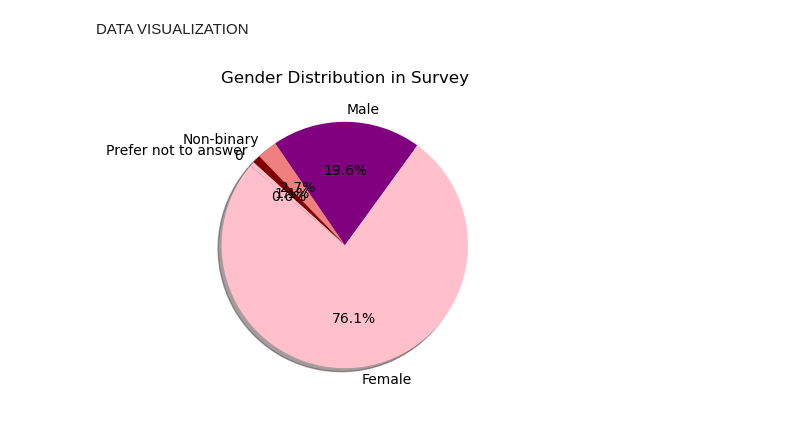
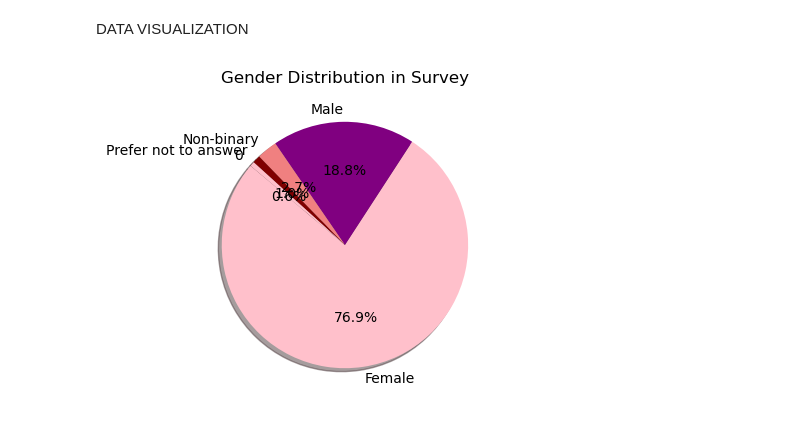
Before and after one commit to pta20037/CA1_SalarySurvey, a Jupyter notebook: CA1_SalarySurvey.ipynb, the cells around one changed output. Saved outputs shown, nothing was run; the diff lists cells and outputs as text; code cells hidden in the pictures.

```diff
--- a/CA1_SalarySurvey.ipynb
+++ b/CA1_SalarySurvey.ipynb
@@ -622,6 +622,8 @@ clean_reduced_df.duplicated("Annual_salary_in_EUR").sum()
 23452
 # %% [markdown]
 OUTLIERS
+# %%
+clean_reduced_df.reset_index(drop=True, inplace=True)
 # %%
 # Visualising outliers with Box plot
 sns.boxplot(data=clean_reduced_df, x="Annual_salary_in_EUR")
@@ -653,0 +646,11 @@ array([], dtype=int64)
+# %%
+# Removing Outliers
+# Reference: Stack overflow: https://stackoverflow.com/questions/23199796/detect-and-exclude-outliers-in-a-pandas-dataframe Modified 2023
+cleaned_df = clean_reduced_df[(clean_reduced_df['Annual_salary_in_EUR'] >= lower) &
+                               (clean_reduced_df['Annual_salary_in_EUR'] <= upper)]
+
+# Reseting the index to be align after changes in dataset
+cleaned_df.reset_index(drop=True, inplace=True)
+
+print("Cleaned DataFrame:")
+print(cleaned_df)
@@ -784,19 +805,19 @@ DATA VISUALIZATION
 # %%
 # Creating a pie chart with gender counts using matplotlib
 # Reference: Geeks for geeks: https://www.geeksforgeeks.org/plot-a-pie-chart-in-python-using-matplotlib/ 04 October 2024
 # Reference: Python Tutorials: https://pythonspot.com/matplotlib-pie-chart/ 2023 Pythonspot
-gender_counts = clean_reduced_df['Gender_category'].value_counts()
+gender_counts = cleaned_df['Gender_category'].value_counts()
 
 # Define colors for each gender category
 colors = ['pink', 'purple', 'lightcoral', 'maroon']
 
 # Plotting the pie chart
 plt.figure(figsize=(6, 4))
 plt.pie(gender_counts, labels=gender_counts.index,colors=colors, shadow=True, autopct='%1.1f%%', startangle=140)
 plt.title('Gender Distribution in Survey')
 plt.show()
 # %% [output]
-[figure, old version]
+[figure, new version]
 # %%
 # Visualizing Top 5 highest salaries and occupations and comparing it with years of experience
 # Reference: Geeks for geeks: https://www.geeksforgeeks.org/get-n-largest-values-from-a-particular-column-in-pandas-dataframe/ 18 Dec 2018
```
Also changed, not shown: parts of 23 cells of this notebook, 1 other file.
